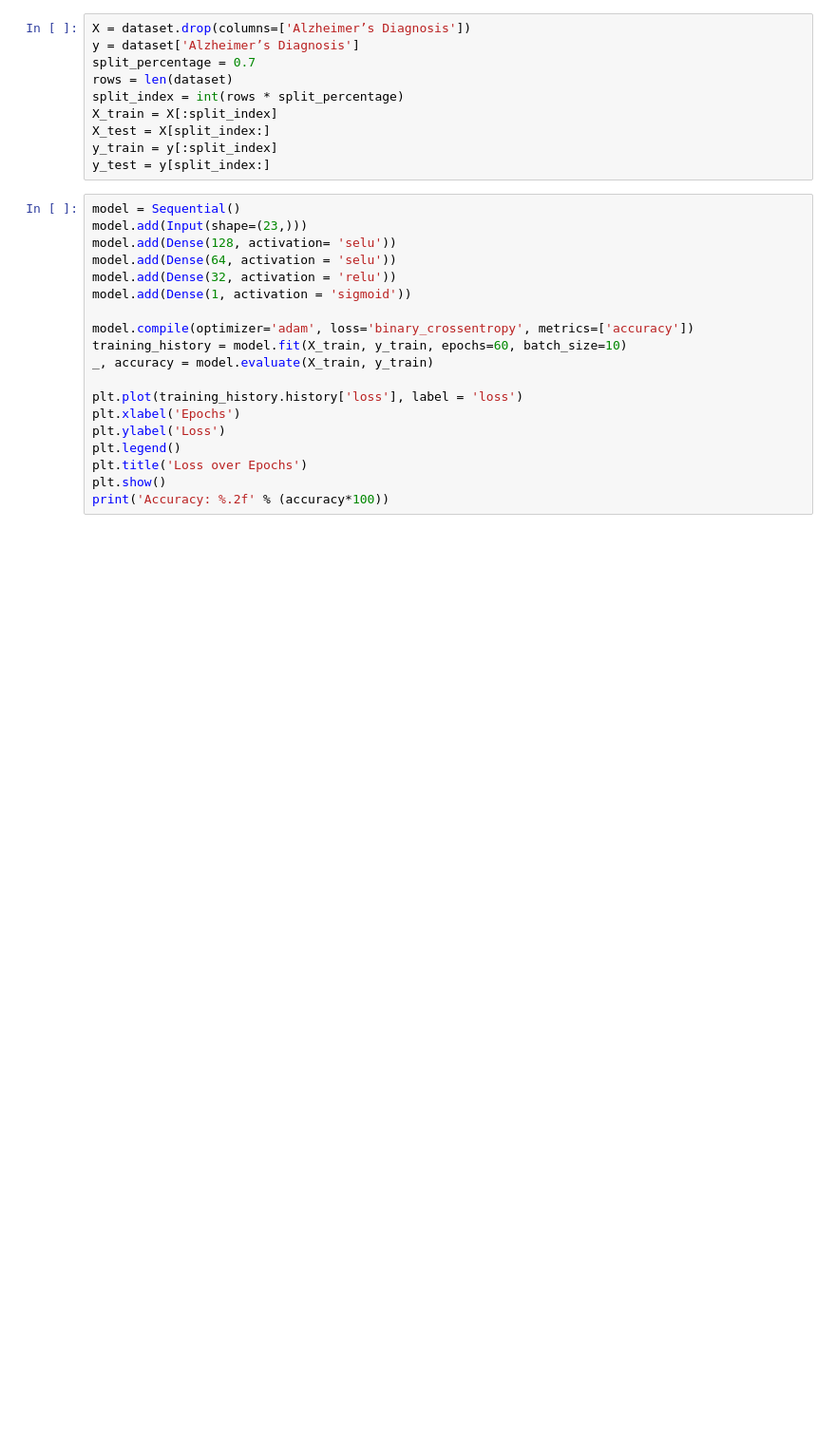
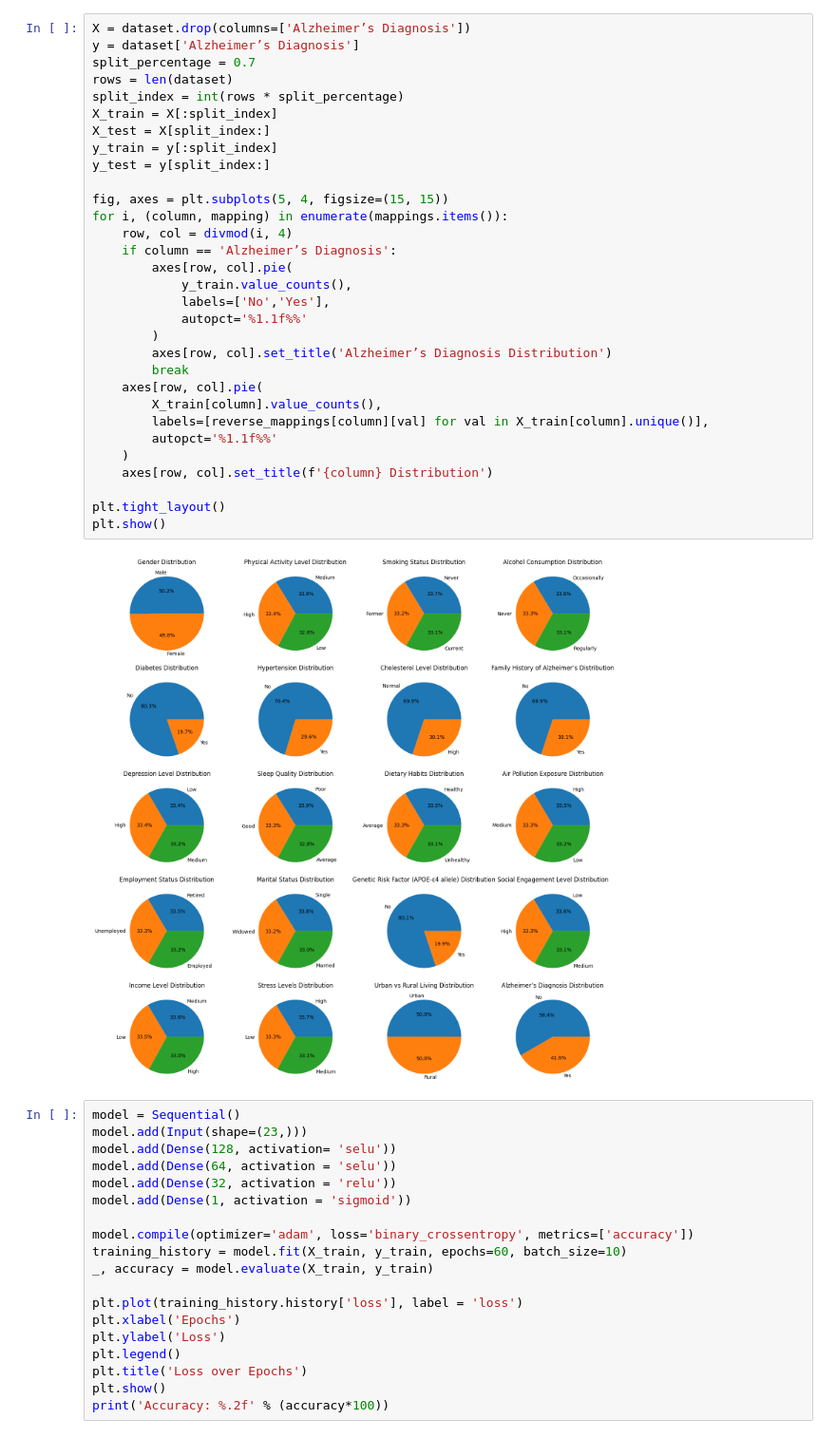
Before and after one commit to jeremlee/alzheimers-classification-model, a Jupyter notebook: main.ipynb, the cells around one changed output. Shown at 95% size. Cells and saved outputs as stored; diff of their text form; blank space fills up the shorter version.

```diff
--- a/main.ipynb
+++ b/main.ipynb
@@ -29,13 +74,36 @@ dataset['Alzheimer’s Diagnosis'] = dataset['Alzheimer’s Diagnosis'].map({'No
 # %%
 X = dataset.drop(columns=['Alzheimer’s Diagnosis'])
 y = dataset['Alzheimer’s Diagnosis']
 split_percentage = 0.7
 rows = len(dataset)
 split_index = int(rows * split_percentage)
 X_train = X[:split_index]
 X_test = X[split_index:]
 y_train = y[:split_index]
 y_test = y[split_index:]
+
+fig, axes = plt.subplots(5, 4, figsize=(15, 15))
+for i, (column, mapping) in enumerate(mappings.items()):
+    row, col = divmod(i, 4)
+    if column == 'Alzheimer’s Diagnosis':
+        axes[row, col].pie(
+            y_train.value_counts(),
+            labels=['No','Yes'],
+            autopct='%1.1f%%'
+        )
+        axes[row, col].set_title('Alzheimer’s Diagnosis Distribution')
+        break
+    axes[row, col].pie(
+        X_train[column].value_counts(),
+        labels=[reverse_mappings[column][val] for val in X_train[column].unique()],
+        autopct='%1.1f%%'
+    )
+    axes[row, col].set_title(f'{column} Distribution')
+
+plt.tight_layout()
+plt.show()
+# %% [output]
+[figure, added]
 # %%
 model = Sequential()
 model.add(Input(shape=(23,)))
```
Also changed, not shown: parts of 1 cell of this notebook.
